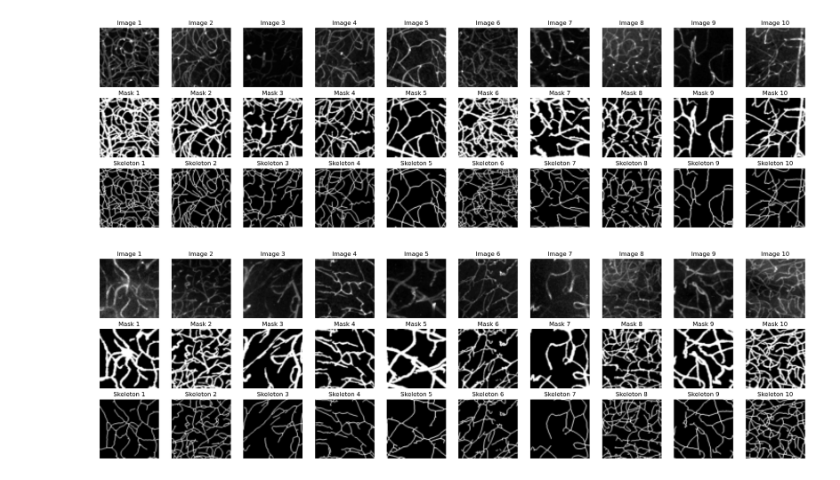
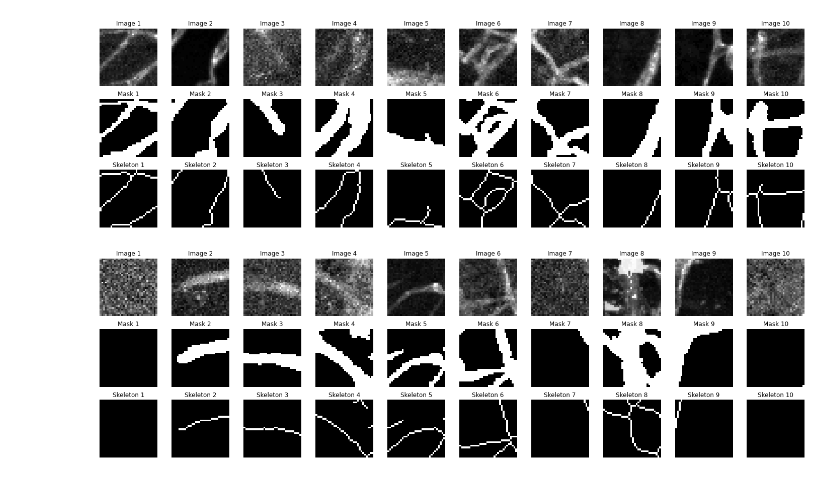
Before and after one commit to CarlosFontaneli/interpreting-neural-networks, a Jupyter notebook: train_models_notebooks/gradient_otimization_vessel_training_2.ipynb, the cells around one changed output. Drawn from its saved outputs; the diff is of its cells as text; code cells hidden in the pictures.

```diff
--- a/train_models_notebooks/gradient_otimization_vessel_training_2.ipynb
+++ b/train_models_notebooks/gradient_otimization_vessel_training_2.ipynb
@@ -27,13 +27,14 @@ image_dir = '/home/fonta42/Desktop/interpretacao-redes-neurais/data/VessMap/imag
 mask_dir = '/home/fonta42/Desktop/interpretacao-redes-neurais/data/VessMap/labels'
 skeleton_dir = '/home/fonta42/Desktop/interpretacao-redes-neurais/data/VessMap/skeletons'
 
-batch_size = 10
-train_size = 0.8
-image_size = 64
-
-train_loader, test_loader = vess_map_dataloader(image_dir,
-                                  mask_dir,
-                                  skeleton_dir,
-                                  batch_size,
-                                  train_size = train_size,
-                                  image_size = image_size)
+batch_size = 4
+train_size = 0.7
+# %%
+image_size = 32
+
+train_loader_32, test_loader_32 = vess_map_dataloader(image_dir,
+                                  mask_dir,
+                                  skeleton_dir,
+                                  batch_size,
+                                  train_size = train_size,
+                                  image_size = image_size)
@@ -47,39 +84,39 @@ def show_images(data_loader, num_sets=10):
     for images, masks, skeletons in data_loader:
         for i in range(images.size(0)):
             if num_displayed >= num_sets:
                 break
 
             # Plotting image
             axs[0, num_displayed].imshow(images[i].permute(1, 2, 0), cmap='gray') # Rearrange dimensions to HWC for display
             axs[0, num_displayed].axis('off')
             axs[0, num_displayed].set_title(f'Image {num_displayed+1}')
 
             # Plotting mask
             axs[1, num_displayed].imshow(masks[i].squeeze(), cmap='gray') # Assuming mask is single-channel
             axs[1, num_displayed].axis('off')
             axs[1, num_displayed].set_title(f'Mask {num_displayed+1}')
 
             # Plotting skeleton
             axs[2, num_displayed].imshow(skeletons[i].squeeze(), cmap='gray') # Assuming skeleton is single-channel
             axs[2, num_displayed].axis('off')
             axs[2, num_displayed].set_title(f'Skeleton {num_displayed+1}')
 
             num_displayed += 1
 
         if num_displayed >= num_sets:
             break
 
     plt.tight_layout()
     plt.show()
 
 # Call the function
-show_images(train_loader, num_sets=10)
+show_images(train_loader_32, num_sets=10)
 # %% [output]
-[figure, old version]
+[figure, new version]
 # %%
-show_images(test_loader, num_sets=10)
+show_images(train_loader_32, num_sets=10)
 # %% [output]
-[figure, old version]
+[figure, new version]
 # %%
 # Defining IOU to use as metric
 def iou_metric(y_true, y_pred):
```
Also changed, not shown: parts of 17 cells of this notebook.
